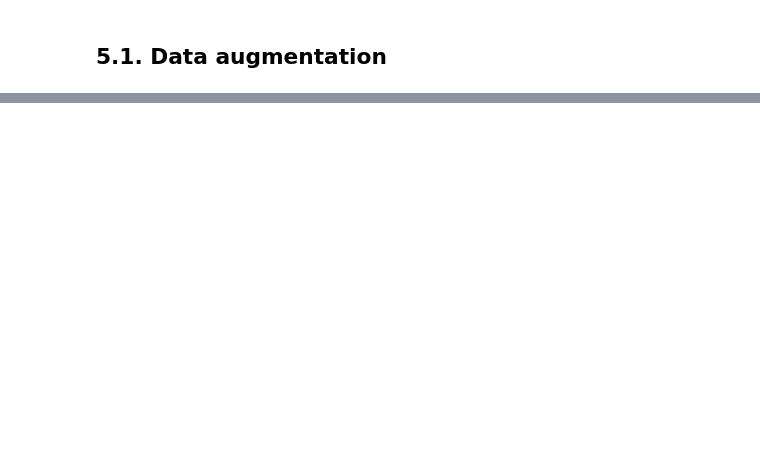
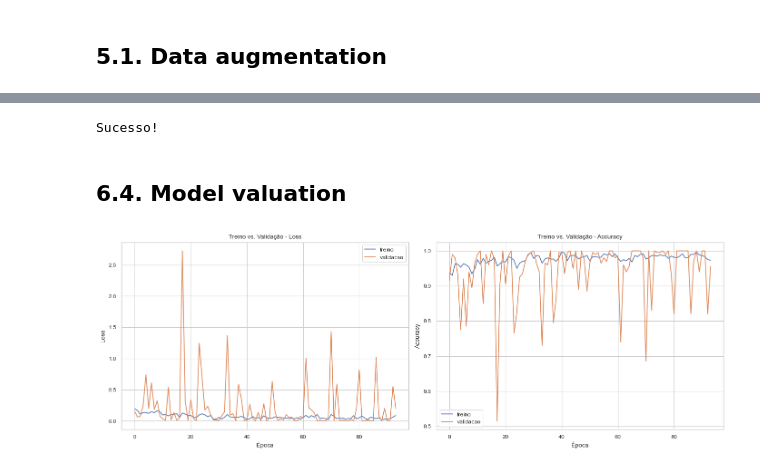
Before and after one commit to eulergomees/cnn_sign_language, a Jupyter notebook: cnn_sign_language.ipynb, the cells around one changed output, grey strips where cells are left out. Drawn from its saved outputs; the diff is of its cells as text; code cells hidden in the pictures; blank space fills up the shorter version.

Commit message:
feat: model evaluation

```diff
--- a/cnn_sign_language.ipynb
+++ b/cnn_sign_language.ipynb
@@ -523,0 +671,45 @@ data augmentation on
+# %%
+pygame.mixer.init()
+arquivo_mp3 = 'support_files/mario_coin.mp3'
+
+if os.path.exists(arquivo_mp3):
+    pygame.mixer.music.load(arquivo_mp3)
+    pygame.mixer.music.play()
+
+    while pygame.mixer.music.get_busy():
+        continue
+
+print('Sucesso!')
+# %% [output]
+Sucesso!
+# %% [markdown]
+## 6.4. Model valuation
+# %%
+history = np.load('models/history_model.npy', allow_pickle='TRUE').item()
+
+sns.set(rc={'figure.figsize':(12, 6)})
+sns.set_style('whitegrid')
+sns.set_context('paper')
+
+fig, (ax1, ax2) = plt.subplots(1, 2, figsize=(14, 5))
+
+#grafico de loss
+ax1.plot(history['loss'], label='treino')
+ax1.plot(history['val_loss'], label='validacao')
+ax1.set_ylabel('Loss')
+ax1.set_xlabel('Época')
+ax1.set_title('Treino vs. Validação - Loss')
+ax1.legend()
+
+#grafico de accuracy
+ax2.plot(history['accuracy'], label='treino')
+ax2.plot(history['val_accuracy'], label='validacao')
+ax2.set_ylabel('Accuracy')
+ax2.set_xlabel('Época')
+ax2.set_title('Treino vs. Validação - Accuracy')
+ax2.legend()
+
+plt.tight_layout()
+plt.show()
+# %% [output]
+[figure, added]
```
Also changed, not shown: parts of 19 cells of this notebook.
